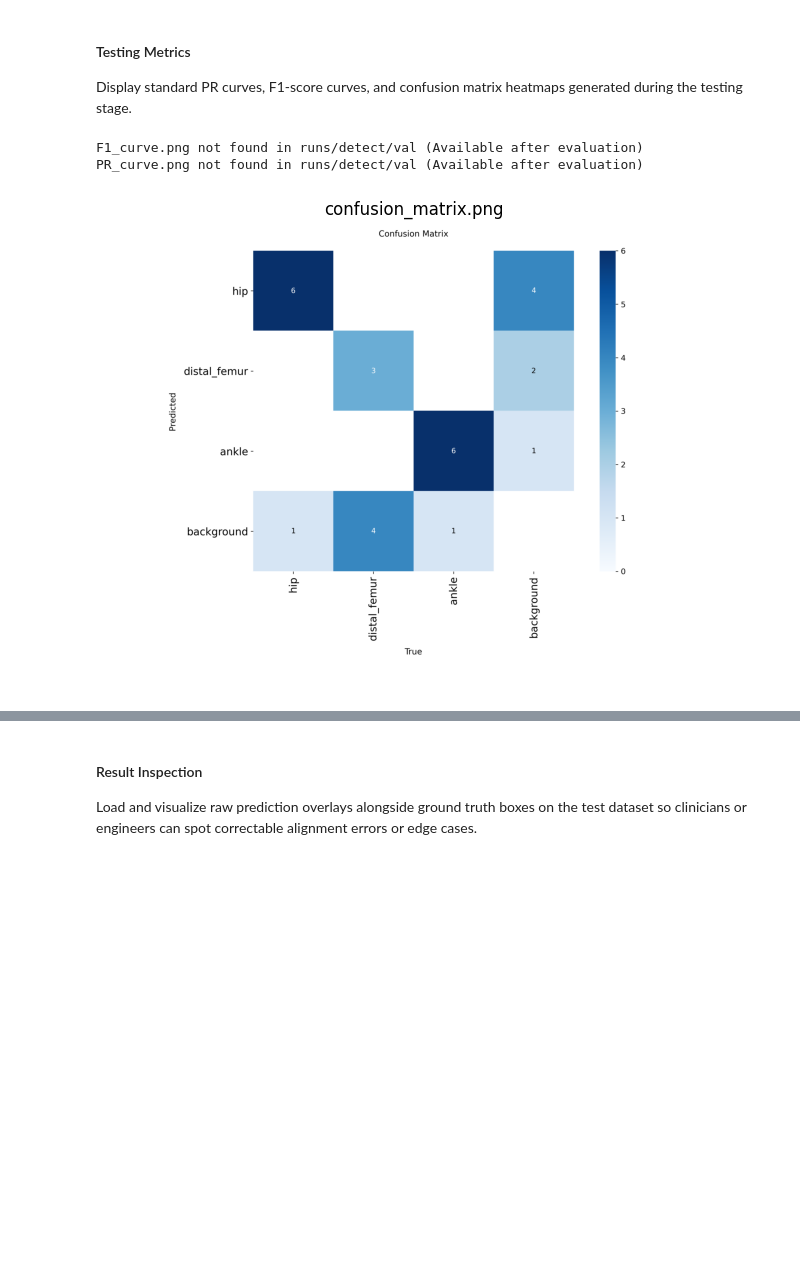
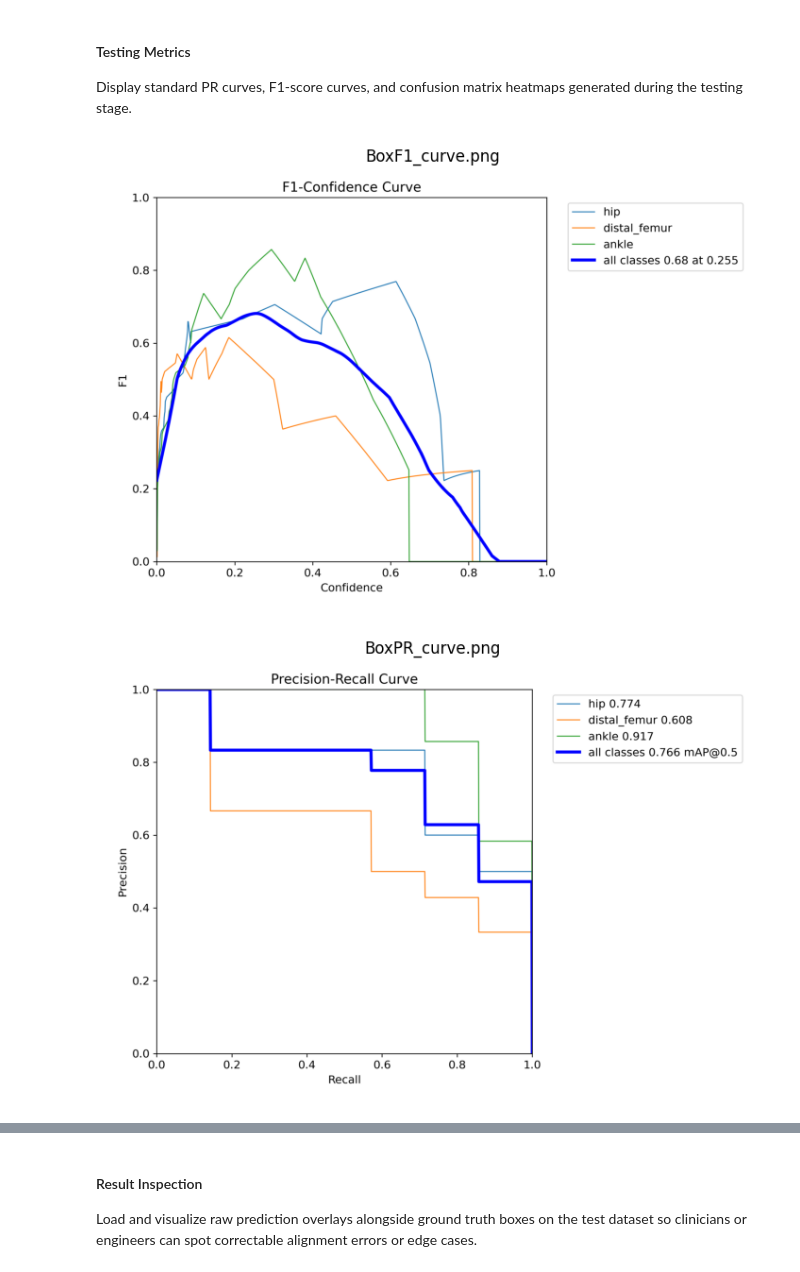
Before and after one commit to nearlyphd/conformer-hto, a Jupyter notebook: notebooks/dfo_correction_angles.ipynb, the cells around one changed output, grey strips where cells are left out. Drawn from its saved outputs; the diff is of its cells as text; code cells hidden in the pictures; blank space fills up the shorter version.

```diff
--- a/notebooks/dfo_correction_angles.ipynb
+++ b/notebooks/dfo_correction_angles.ipynb
@@ -370,20 +370,19 @@ Test Set mAP50-95: 0.4100
 Display standard PR curves, F1-score curves, and confusion matrix heatmaps generated during the testing stage.
 # %%
 val_dir = os.path.join("runs", "detect", "val")
-metric_plots = ["F1_curve.png", "PR_curve.png", "confusion_matrix.png"]
+metric_plots = ["BoxF1_curve.png", "BoxPR_curve.png", "confusion_matrix.png"]
 
 for plot_name in metric_plots:
     plot_path = os.path.join(val_dir, plot_name)
     if os.path.exists(plot_path):
         plt.figure(figsize=(10, 6))
         img = Image.open(plot_path)
         plt.imshow(img)
         plt.axis("off")
         plt.title(plot_name)
         plt.show()
     else:
         print(f"{plot_name} not found in {val_dir} (Available after evaluation)")
 # %% [output]
-F1_curve.png not found in runs/detect/val (Available after evaluation)
-PR_curve.png not found in runs/detect/val (Available after evaluation)
-[figure, old version]
+[figure, new version]
+[figure, added]
```
Also changed, not shown: parts of 2 cells of this notebook.
